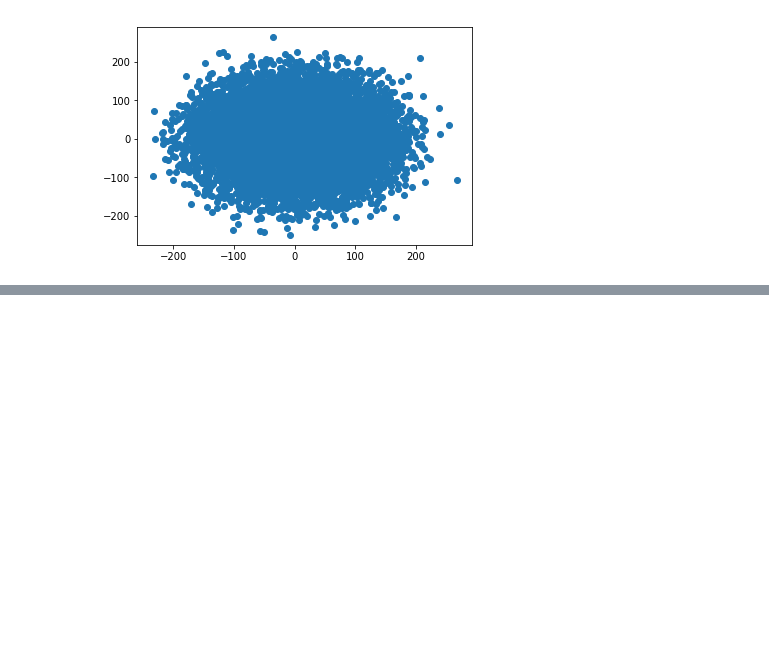
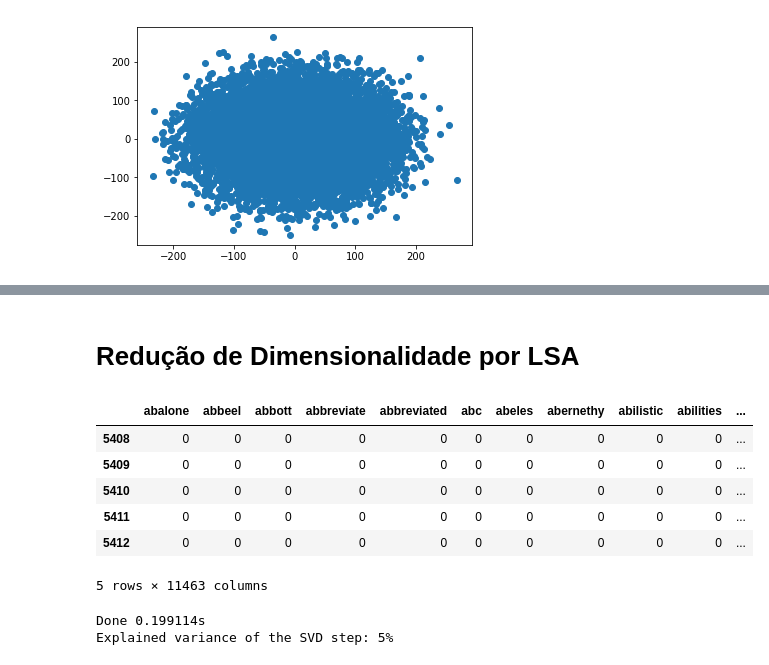
Before and after one commit to Machine-Learning-FGA/ArticleClusteringProblem, a Jupyter notebook: PrimeirosEstudos.ipynb, the cells around one changed output, grey strips where cells are left out. Drawn from its saved outputs; the diff is of its cells as text; code cells hidden in the pictures; blank space fills up the shorter version.

```diff
--- a/PrimeirosEstudos.ipynb
+++ b/PrimeirosEstudos.ipynb
@@ -154,0 +162,35 @@ it: 299, stress 70571021689.3
+# %% [markdown]
+# Redução de Dimensionalidade por LSA
+# %%
+dataset_2015 = dataset_2015.drop('Unnamed: 0', axis=1)
+dataset_2015.head()
+# %% [output]
+|  | abalone | abbeel | abbott | abbreviate | abbreviated | abc | abeles | abernethy | abilistic | abilities | ... |
+| 5408 | 0 | 0 | 0 | 0 | 0 | 0 | 0 | 0 | 0 | 0 | ... |
+| 5409 | 0 | 0 | 0 | 0 | 0 | 0 | 0 | 0 | 0 | 0 | ... |
+| 5410 | 0 | 0 | 0 | 0 | 0 | 0 | 0 | 0 | 0 | 0 | ... |
+| 5411 | 0 | 0 | 0 | 0 | 0 | 0 | 0 | 0 | 0 | 0 | ... |
+| 5412 | 0 | 0 | 0 | 0 | 0 | 0 | 0 | 0 | 0 | 0 | ... |
+5 rows × 11463 columns
+# %%
+from sklearn.decomposition import TruncatedSVD
+from sklearn.preprocessing import Normalizer
+from sklearn.pipeline import make_pipeline
+from time import time
+
+t0 = time()
+
+svd = TruncatedSVD(2)
+normalizer = Normalizer(copy=False)
+lsa = make_pipeline(svd, normalizer)
+
+X = lsa.fit_transform(dataset_2015)
+
+print('Done %fs' % (time() - t0))
+
+explained_variance = svd.explained_variance_ratio_.sum()
+print("Explained variance of the SVD step: {}%".format(
+    int(explained_variance * 100)))
+# %% [output]
+Done 0.199114s
+Explained variance of the SVD step: 5%
```
Also changed, not shown: parts of 23 cells of this notebook.
